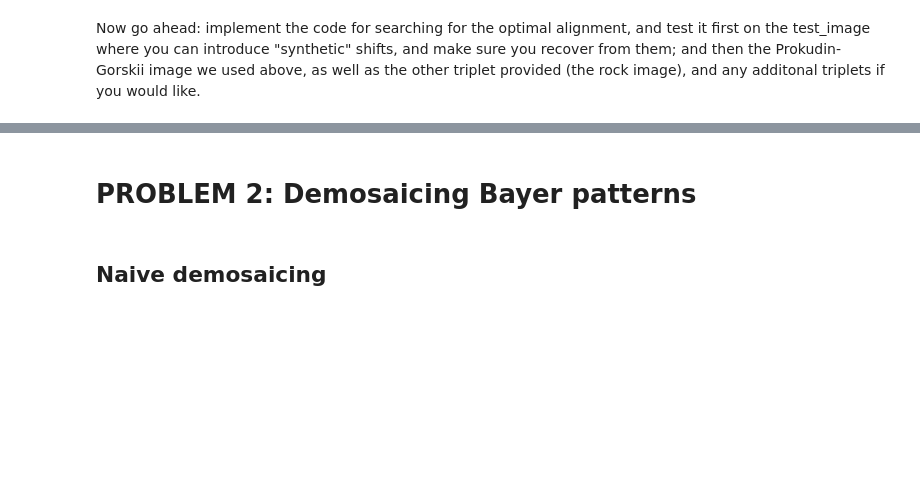
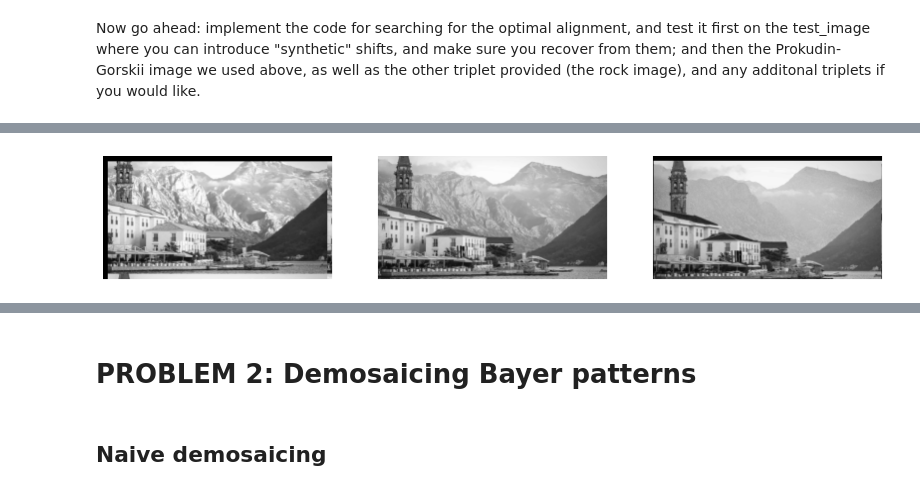
Before and after one commit to RuolinZheng08/ttic31040-computer-vision, a Jupyter notebook: hw1/hw1.ipynb, the cells around one changed output, grey strips where cells are left out. Saved outputs shown, nothing was run; the diff lists cells and outputs as text; code cells hidden in the pictures; blank space fills up the shorter version.

```diff
--- a/hw1/hw1.ipynb
+++ b/hw1/hw1.ipynb
@@ -43,0 +63,12 @@ Now go ahead: implement the code for searching for the optimal alignment, and te
+# %%
+test_red = test[:, :, 0]
+test_green = test[:, :, 1]
+test_blue = test[:, :, 2]
+# %%
+def shift_channel(channel, shift_horizontal, shift_vertical):
+    shifted = np.roll(channel, shift_horizontal, axis=0)
+    shifted = np.roll(shifted, shift_vertical, axis=1)
+    # zero-pad shifted out of bounds
+    shifted[:abs(shift_horizontal)] = 0
+    shifted[:, :abs(shift_vertical)] = 0
+    return shifted
@@ -43,0 +90,10 @@ Now go ahead: implement the code for searching for the optimal alignment, and te
+# %%
+# side by side comparison of RGB
+f, ax = plt.subplots(1, 3, figsize=(14, 7))
+ax[0].imshow(test_red_shifted, cmap='gray')
+ax[1].imshow(test_green, cmap='gray')
+ax[2].imshow(test_blue_shifted, cmap='gray')
+for a in ax:
+    a.axis('off')
+# %% [output]
+[figure, added]
```
Also changed, not shown: parts of 7 cells of this notebook.
